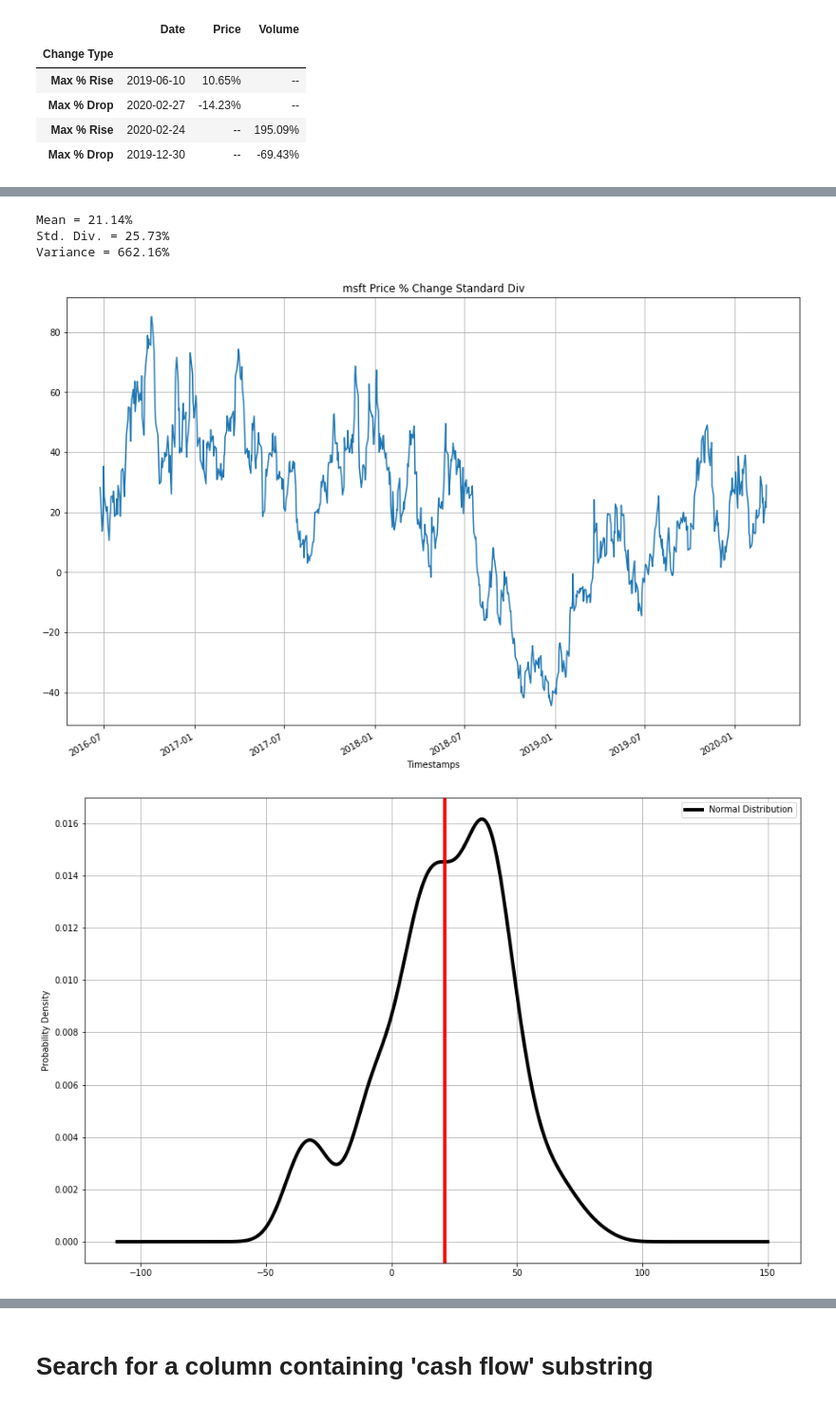
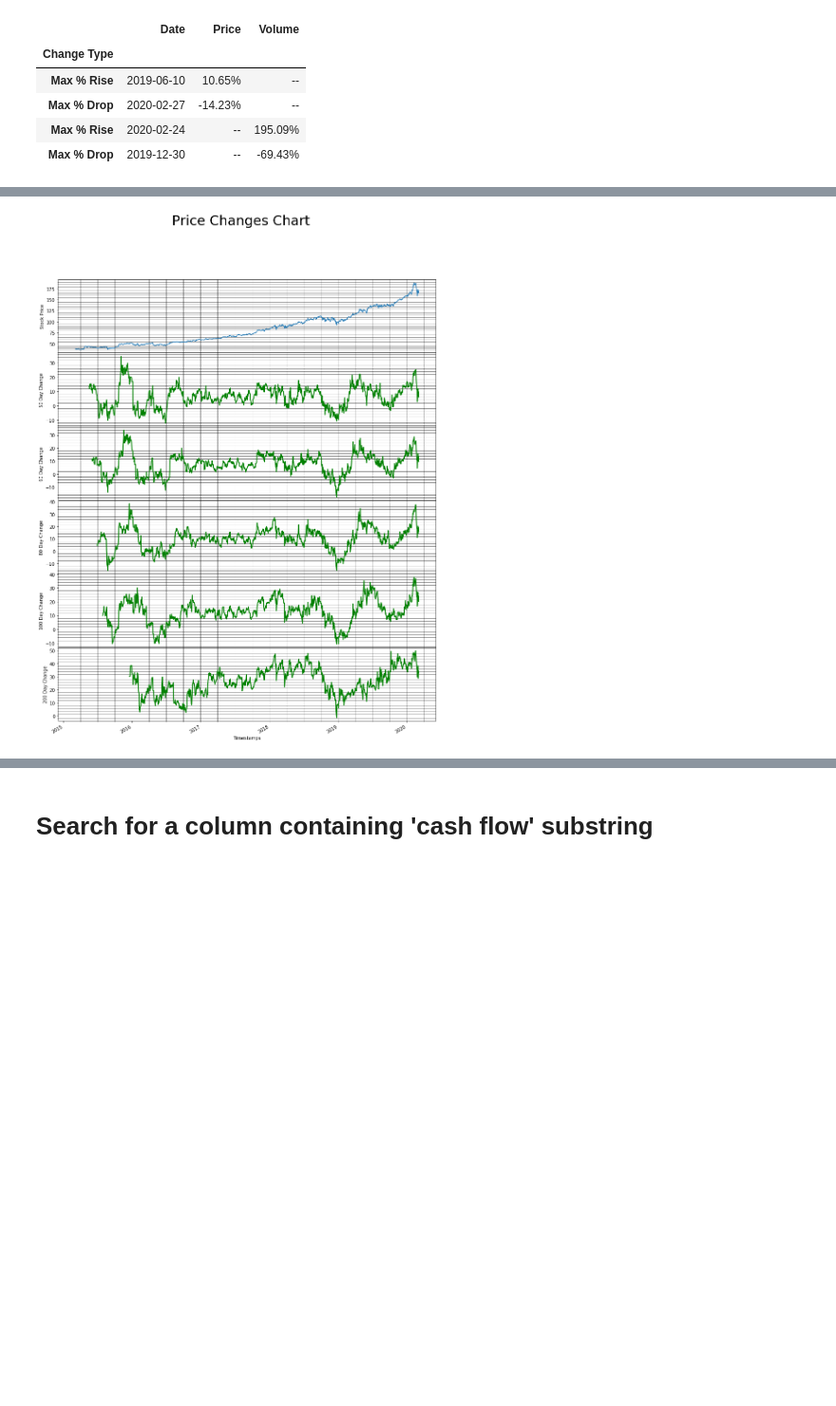
Before and after one commit to sabawi/getstockdata, a Jupyter notebook: test_data.ipynb, the cells around one changed output, grey strips where cells are left out. Shown at 95% size. Cells and saved outputs as stored; diff of their text form; code cells hidden in the pictures; blank space fills up the shorter version.

```diff
--- a/test_data.ipynb
+++ b/test_data.ipynb
@@ -326,18 +260,10 @@ price_changes.describe()
-# %%
-price_changes100 = price_changes[100]
-price_changes100.plot(figsize=(15,10),title=sd.get_stock()+' Price % Change Standard Div').grid()
-
-test_df = pd.DataFrame({'Normal Distribution':price_changes100.tolist()})
-ax = test_df.plot(kind='kde',color='black', lw=4, grid=True,figsize=(15,10))
-
-ax.set_ylabel('Probability Density')
-ax.axvline(x = price_changes100.mean(),linewidth=4, color='r')
-print("Mean = "+str(round(price_changes100.mean(),2))+ "%")
-print("Std. Div. = "+str(round(price_changes100.std(),2))+ "%")
-print("Variance = "+str(round(price_changes100.var(),2))+ "%")
-# %% [output]
-Mean = 21.14%
-Std. Div. = 25.73%
-Variance = 662.16%
-[figure, removed]
-[figure, removed]
+# %%
+# Set the stock and get the prices dataframe
+price_df = sd.GetStockDataFrame('msft')
+
+# You can limit the range if needed
+#price_df = sd.DatesRange(price_df, '2016-02-01')
+
+sd.PlotPriceChanges(price_df,[50,60,80,100,200])
+# %% [output]
+[figure, added]
```
Also changed, not shown: parts of 17 cells of this notebook, 1 other file.
